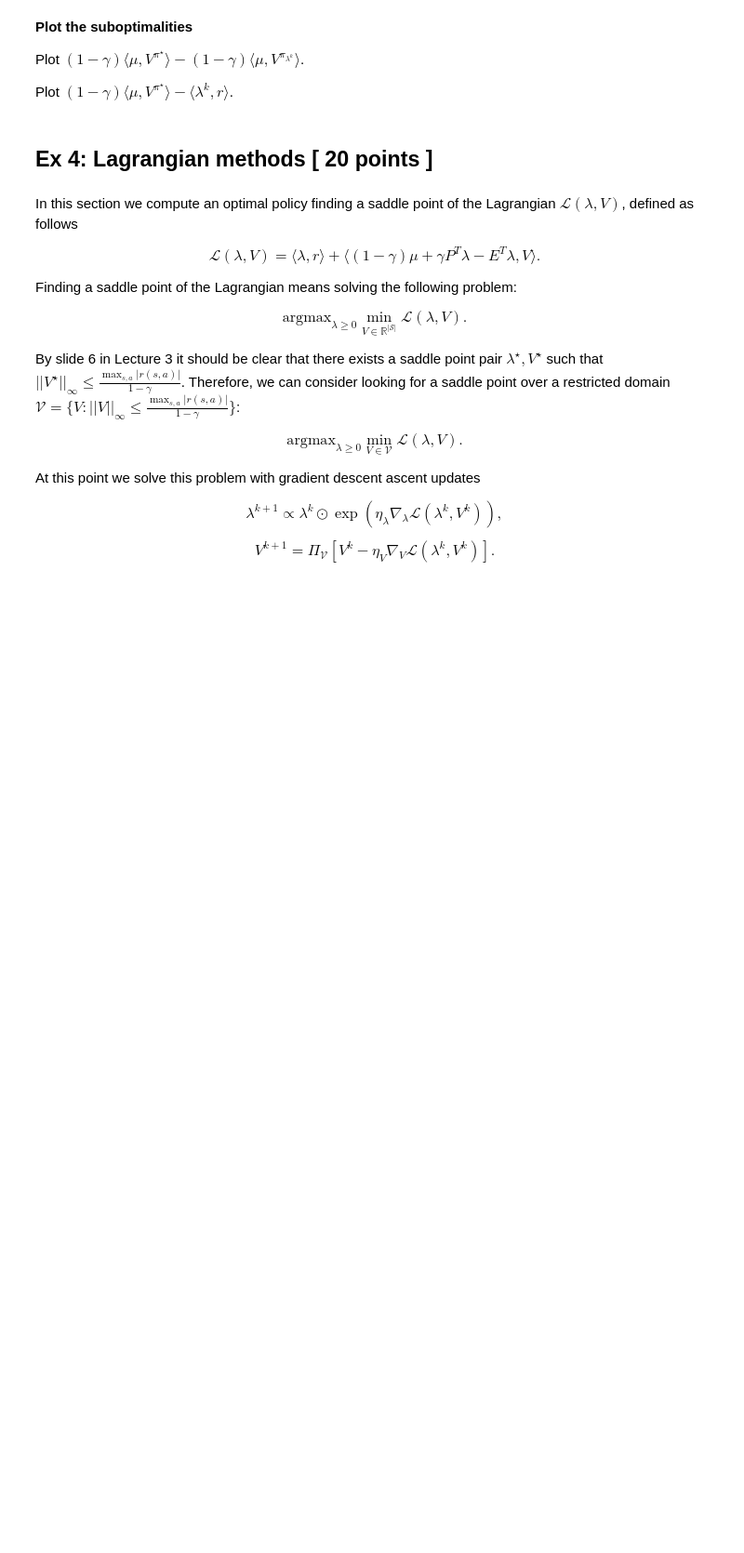
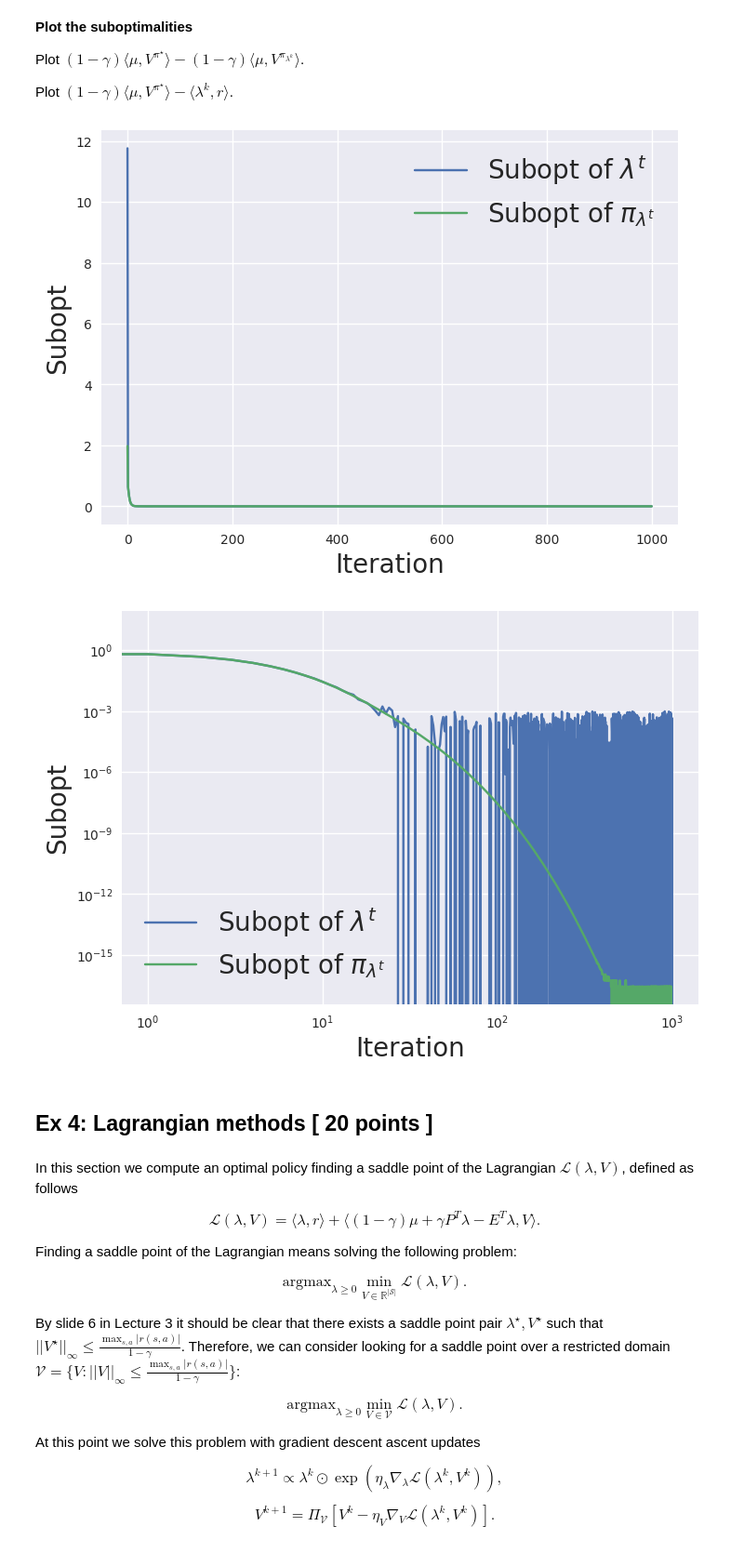
Before and after one commit to AaronDinesh/EE-568, a Jupyter notebook: Notebook_2/Assignment.ipynb, the cells around one changed output. Shown at 93% size. Saved outputs shown, nothing was run; the diff lists cells and outputs as text; code cells hidden in the pictures; blank space fills up the shorter version.

```diff
--- a/Notebook_2/Assignment.ipynb
+++ b/Notebook_2/Assignment.ipynb
@@ -662,6 +703,10 @@ Plot $(1 - \gamma)\langle \mu, V^{\pi^\star}\rangle - (1 - \gamma)\langle \mu, V
 Plot $(1 - \gamma)\langle \mu, V^{\pi^\star}\rangle - \langle \lambda^k, r \rangle$.
 # %%
 plot_lines([np.array(subopts), policy_subopts.flatten()], [r"Subopt of $\lambda^t$", r"Subopt of $\pi_{\lambda^t}$"], ["Iteration", "Subopt"], "figs", "subopts.pdf", show = True)
+plot_log_lines([np.array(subopts), policy_subopts.flatten()], [r"Subopt of $\lambda^t$", r"Subopt of $\pi_{\lambda^t}$"], ["Iteration", "Subopt"], "figs", "subopts.pdf", show = True)
+# %% [output]
+[figure, added]
+[figure, added]
 # %% [markdown]
 ## Ex 4: Lagrangian methods [ 20 points ]
 # %% [markdown]
```
Also changed, not shown: parts of 19 cells of this notebook.
